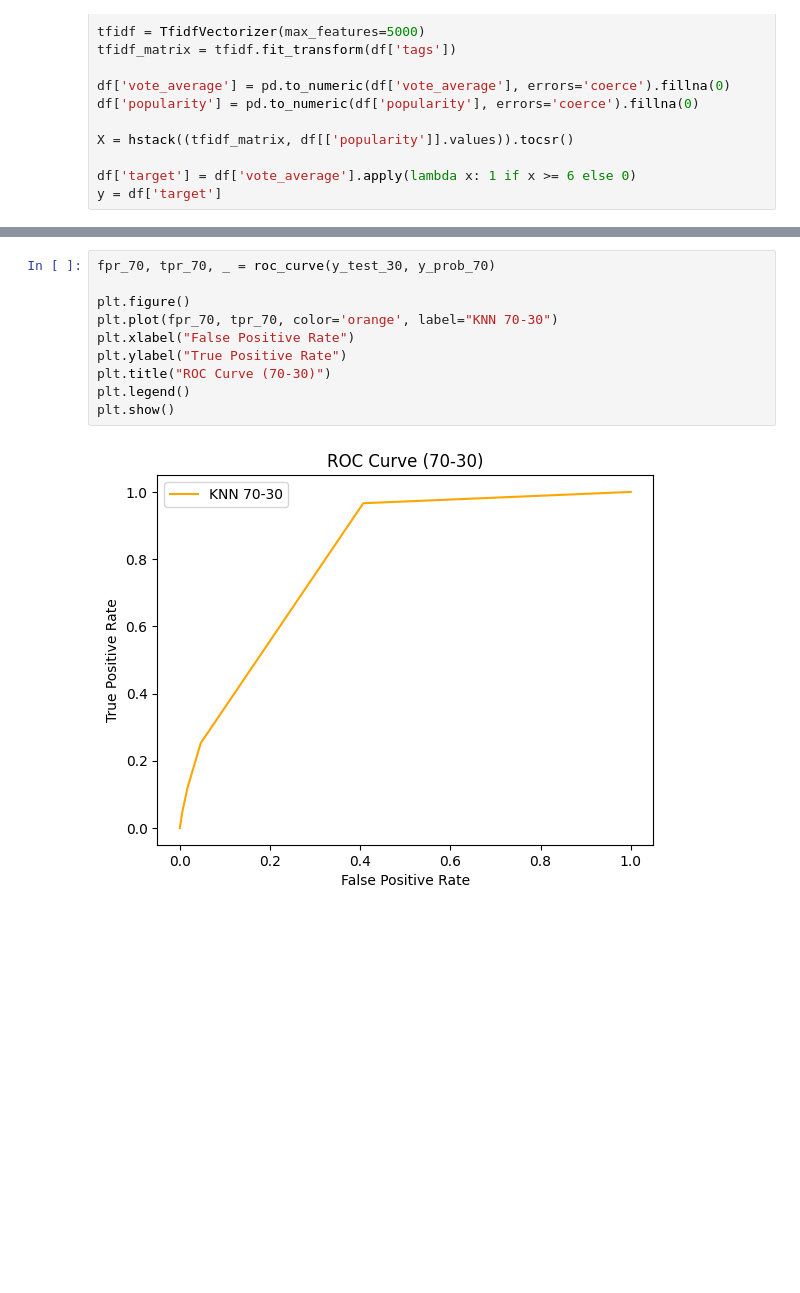
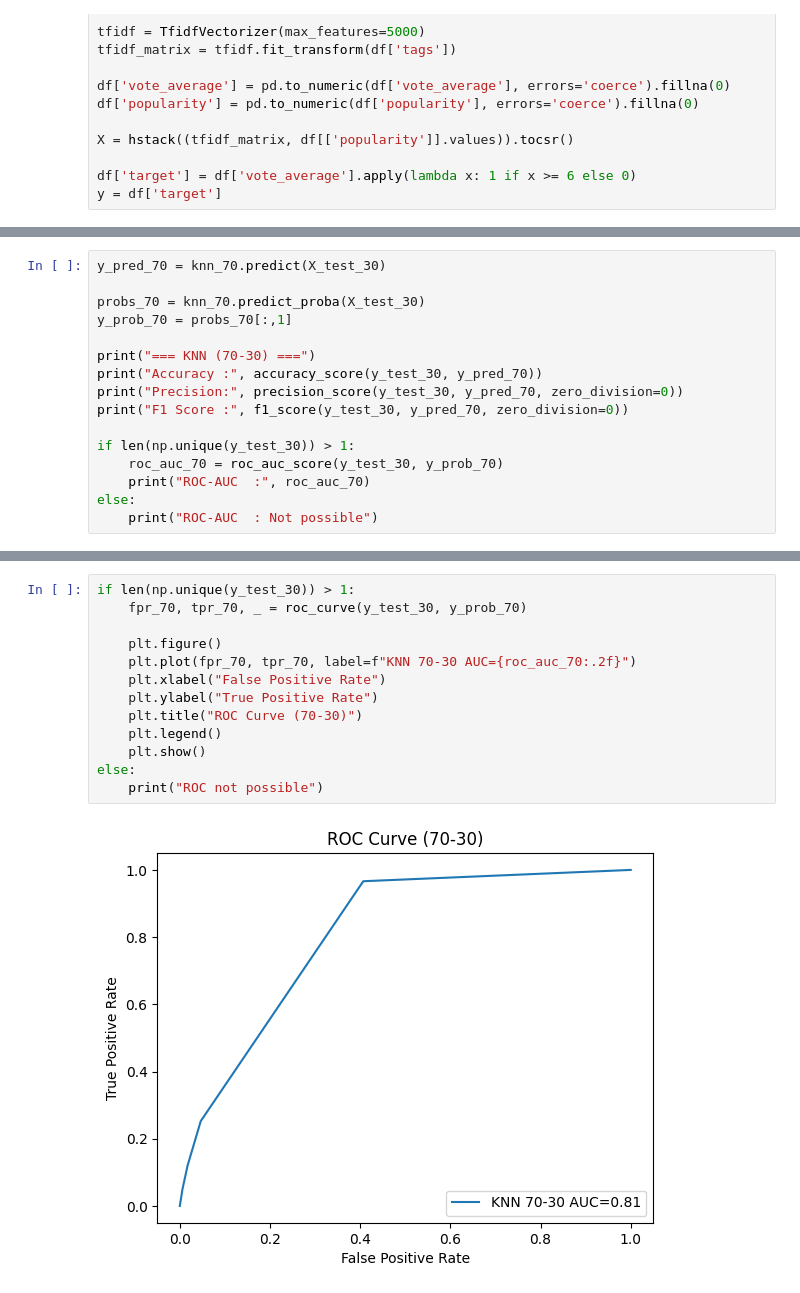
Before and after one commit to MehulShukla-git/Movie_Recommendation_System, a Jupyter notebook: KNN.ipynb, the cells around one changed output, grey strips where cells are left out. Saved outputs shown, nothing was run; the diff lists cells and outputs as text; blank space fills up the shorter version.

```diff
--- a/KNN.ipynb
+++ b/KNN.ipynb
@@ -141,0 +160,16 @@ ROC-AUC  : 0.8093596275474351
+# %%
+y_pred_70 = knn_70.predict(X_test_30)
+
+probs_70 = knn_70.predict_proba(X_test_30)
+y_prob_70 = probs_70[:,1]
+
+print("=== KNN (70-30) ===")
+print("Accuracy :", accuracy_score(y_test_30, y_pred_70))
+print("Precision:", precision_score(y_test_30, y_pred_70, zero_division=0))
+print("F1 Score :", f1_score(y_test_30, y_pred_70, zero_division=0))
+
+if len(np.unique(y_test_30)) > 1:
+    roc_auc_70 = roc_auc_score(y_test_30, y_prob_70)
+    print("ROC-AUC  :", roc_auc_70)
+else:
+    print("ROC-AUC  : Not possible")
@@ -142,13 +193,16 @@ ROC-AUC  : 0.8093596275474351
 # %%
-fpr_70, tpr_70, _ = roc_curve(y_test_30, y_prob_70)
+if len(np.unique(y_test_30)) > 1:
+    fpr_70, tpr_70, _ = roc_curve(y_test_30, y_prob_70)
 
-plt.figure()
-plt.plot(fpr_70, tpr_70, color='orange', label="KNN 70-30")
-plt.xlabel("False Positive Rate")
-plt.ylabel("True Positive Rate")
-plt.title("ROC Curve (70-30)")
-plt.legend()
-plt.show()
+    plt.figure()
+    plt.plot(fpr_70, tpr_70, label=f"KNN 70-30 AUC={roc_auc_70:.2f}")
+    plt.xlabel("False Positive Rate")
+    plt.ylabel("True Positive Rate")
+    plt.title("ROC Curve (70-30)")
+    plt.legend()
+    plt.show()
+else:
+    print("ROC not possible")
 # %% [output]
-[figure, old version]
+[figure, new version]
 # %%
```
Also changed, not shown: parts of 12 cells of this notebook.
